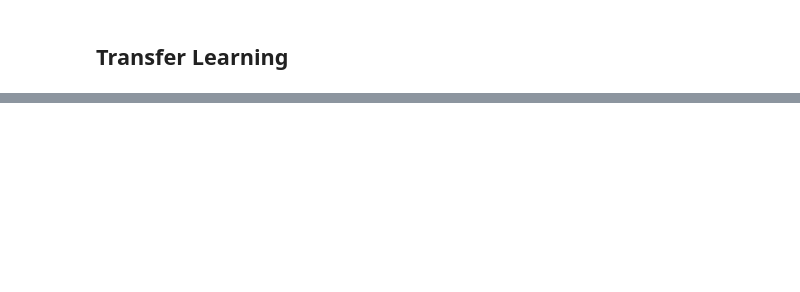
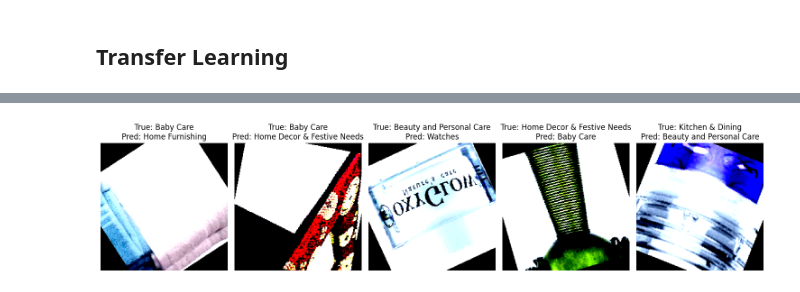
Before and after one commit to kephanmss/Projet-6-OPC, a Jupyter notebook: Missamou_Kephan_1_notebook_pretraitement_feature_extraction_faisaibilite_072024.ipynb, the cells around one changed output, grey strips where cells are left out. Cells and saved outputs as stored; diff of their text form; code cells hidden in the pictures; blank space fills up the shorter version.

```diff
--- a/Missamou_Kephan_1_notebook_pretraitement_feature_extraction_faisaibilite_072024.ipynb
+++ b/Missamou_Kephan_1_notebook_pretraitement_feature_extraction_faisaibilite_072024.ipynb
@@ -1242,0 +2261,48 @@ model_info = new_model.fit(X_train, y_train, epochs=epochs, batch_size=batch_siz
+# %%
+# Mode évaluation
+model.eval()
+
+misclassified_images = []
+misclassified_labels = []
+misclassified_preds = []
+
+with torch.no_grad():
+    for images, labels in test_loader:
+        images, labels = images.to(device), labels.to(device)
+        outputs = model(images)
+        _, predicted = torch.max(outputs, 1)
+
+        # Trouver les indices des images mal classées
+        misclassified_idx = (predicted != labels).nonzero()[:, 0]
+
+        # Ajouter les images mal classées à nos listes
+        misclassified_images.extend(images[misclassified_idx].cpu())
+        misclassified_labels.extend(labels[misclassified_idx].cpu())
+        misclassified_preds.extend(predicted[misclassified_idx].cpu())
+
+        if len(misclassified_images) >= 5:
+            break
+
+# Convertir les listes en tenseurs
+misclassified_images = torch.stack(misclassified_images)
+misclassified_labels = torch.stack(misclassified_labels)
+misclassified_preds = torch.stack(misclassified_preds)
+
+# Choisir 5 exemples aléatoires
+num_examples = min(5, len(misclassified_images))
+random_indices = np.random.choice(len(misclassified_images), num_examples, replace=False)
+
+# Afficher les images mal classées
+plt.figure(figsize=(15, 3*num_examples))
+for i, idx in enumerate(random_indices):
+    plt.subplot(1, num_examples, i+1)
+    image = misclassified_images[idx].cpu().numpy().transpose((1, 2, 0))
+    # Dénormaliser l'image si nécessaire
+    # image = (image * std) + mean
+    plt.imshow(image)
+    plt.axis('off')
+    plt.title(f'True: {label_encoder.classes_[misclassified_labels[idx]]}\nPred: {label_encoder.classes_[misclassified_preds[idx]]}')
+
+plt.tight_layout()
+plt.show()
+# %% [output]
@@ -1242,0 +2314 @@ model_info = new_model.fit(X_train, y_train, epochs=epochs, batch_size=batch_siz
+[figure, added]
```
Also changed, not shown: parts of 151 cells of this notebook.
